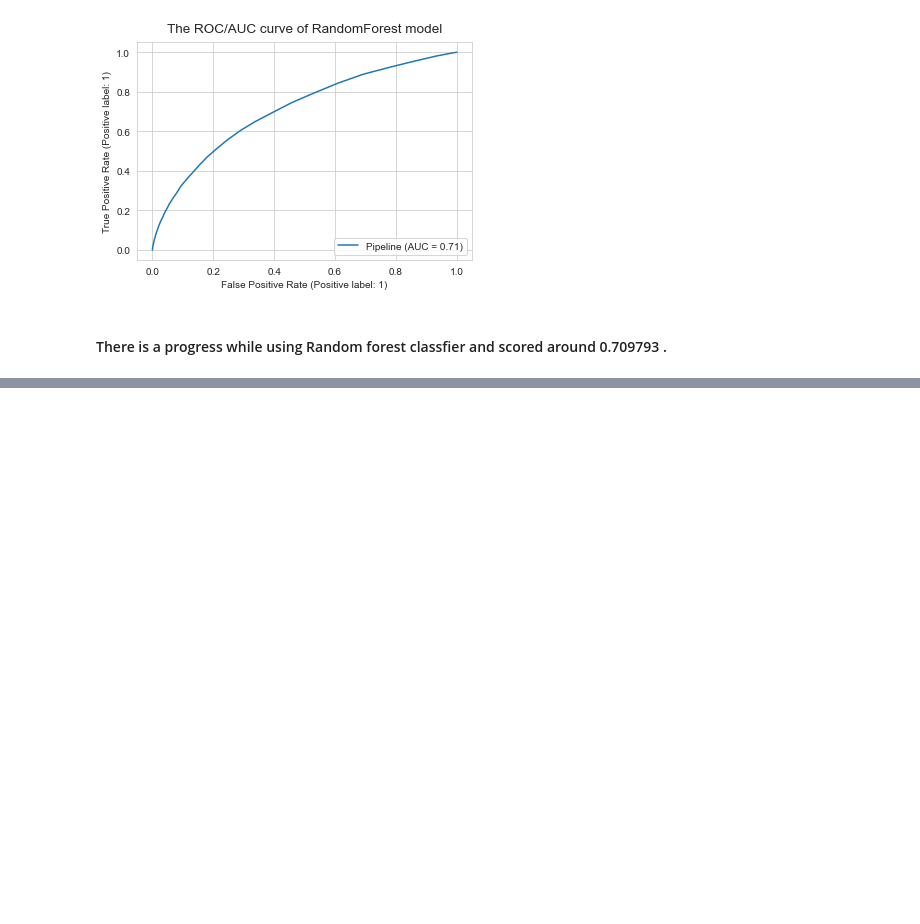
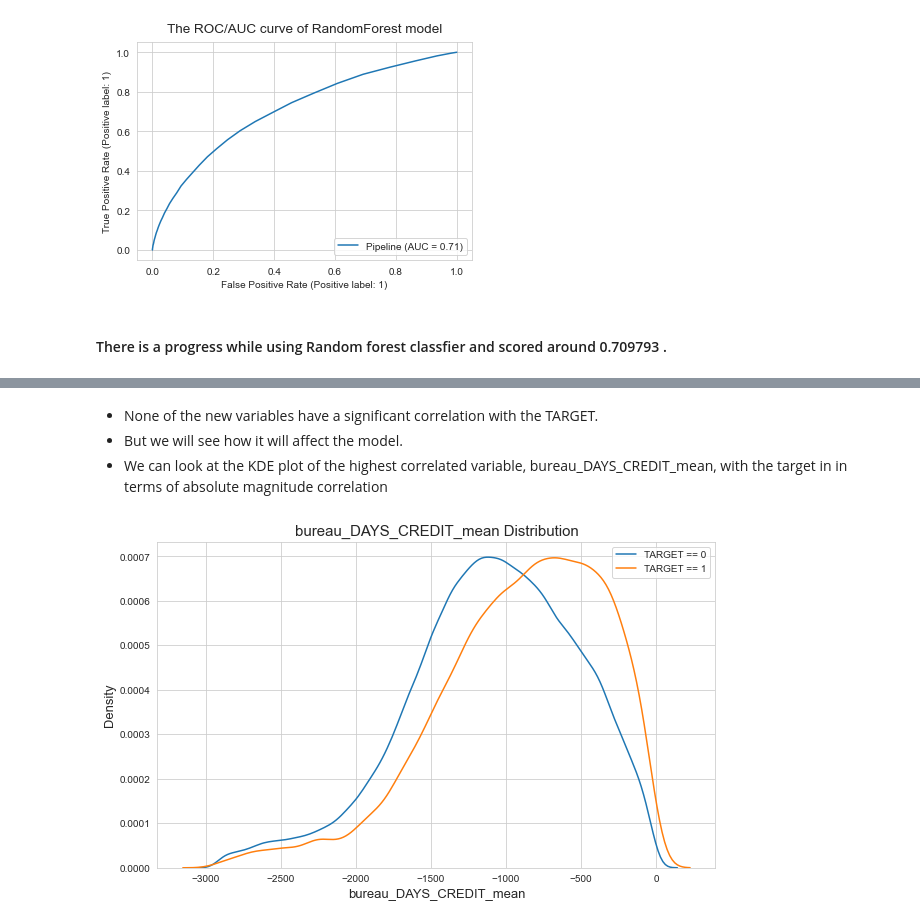
Before and after one commit to AmiirHelmy/Home-Credit-Default-Risk, a Jupyter notebook: Home Credit Default Risk.ipynb, the cells around one changed output, grey strips where cells are left out. Drawn from its saved outputs; the diff is of its cells as text; code cells hidden in the pictures; blank space fills up the shorter version.

```diff
--- a/Home Credit Default Risk.ipynb
+++ b/Home Credit Default Risk.ipynb
@@ -1182,0 +1177,11 @@ plt.show()
+# %%
+# Copy of the testing and training data
+eng_train = app_train.copy()
+eng_test = app_test.copy()
+
+# Makinthe the new features
+eng_train['DAYS_EMPLOYED_PERC'] = eng_train['DAYS_EMPLOYED'] / eng_train['DAYS_BIRTH']
+eng_train['INCOME_CREDIT_PERC'] = eng_train['AMT_INCOME_TOTAL'] / eng_train['AMT_CREDIT']
+eng_train['INCOME_PER_PERSON'] = eng_train['AMT_INCOME_TOTAL'] / eng_train['CNT_FAM_MEMBERS']
+eng_train['ANNUITY_INCOME_PERC'] = eng_train['AMT_ANNUITY'] / eng_train['AMT_INCOME_TOTAL']
+eng_train['PAYMENT_RATE'] = eng_train['AMT_ANNUITY'] / eng_train['AMT_CREDIT']
@@ -1182,0 +1244,4 @@ plt.show()
+# %%
+# Calling the functionon bureau df and calucalte some statistics
+bureau_agg = agg_numeric(bureau.drop(columns = ['SK_ID_BUREAU']), group_var = 'SK_ID_CURR', df_name = 'bureau')
+bureau_agg.head()
@@ -1182,0 +1256,3 @@ plt.show()
+# %%
+# Merge with with main df
+eng_train = eng_train.merge(bureau_agg, on = 'SK_ID_CURR', how = 'left')
@@ -1182,0 +1296,27 @@ plt.show()
+# %% [markdown]
+- None of the new variables have a significant correlation with the TARGET.
+- But we will see how it will affect the model.
+- We can look at the KDE plot of the highest correlated variable, bureau_DAYS_CREDIT_mean, with the target in in terms of absolute magnitude correlation
+# %%
+def plot_kde(var_name, df):
+
+    """
+    Plots the disribution of a variable colored by value of the target
+
+    """
+
+    plt.figure(figsize = (10, 6))
+
+    # Plot the distribution for target == 0 and target == 1
+    sns.kdeplot(df.loc[df['TARGET'] == 0, var_name], label = 'TARGET == 0')
+    sns.kdeplot(df.loc[df['TARGET'] == 1, var_name], label = 'TARGET == 1')
+
+    # label the plot
+    plt.xlabel(var_name,fontsize=13);
+    plt.ylabel('Density',fontsize=13);
+    plt.title('%s Distribution' % var_name, fontsize=15)
+    plt.legend();
+# %%
+plot_kde('bureau_DAYS_CREDIT_mean',eng_train)
+# %% [output]
+[figure, added]
```
Also changed, not shown: parts of 64 cells of this notebook, 18 other files.
